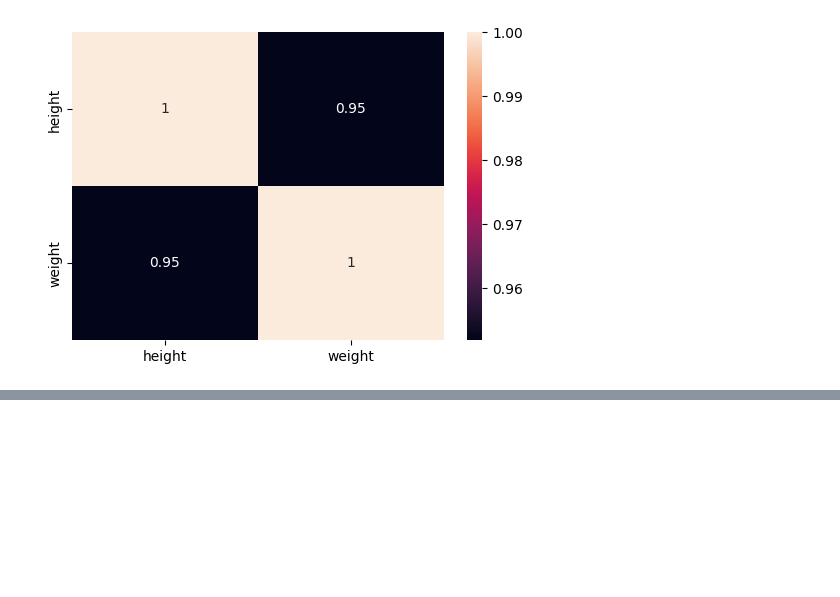
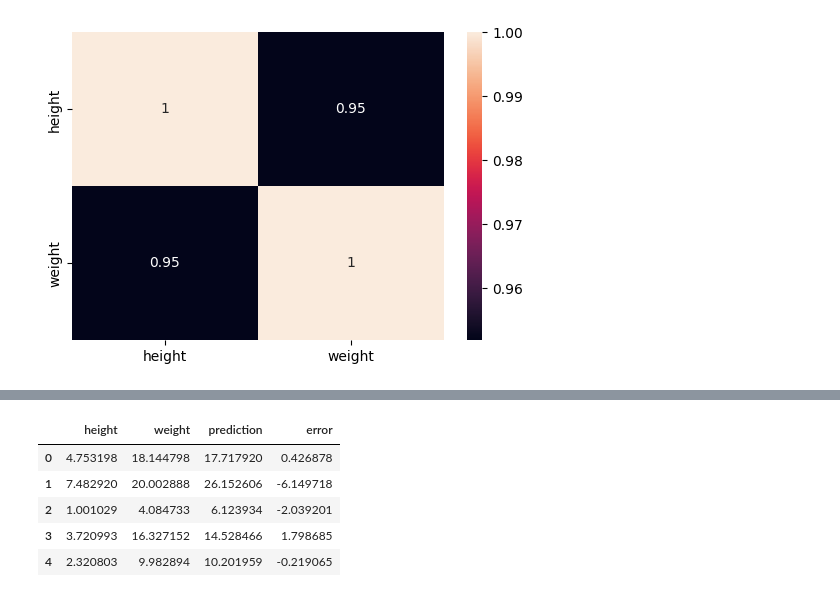
Before and after one commit to md-mojammel4761/Deployment, a Jupyter notebook: Flask/linear_model.ipynb, the cells around one changed output, grey strips where cells are left out. Cells and saved outputs as stored; diff of their text form; code cells hidden in the pictures; blank space fills up the shorter version.

Commit message:
train model

```diff
--- a/Flask/linear_model.ipynb
+++ b/Flask/linear_model.ipynb
@@ -88,0 +94,4 @@ sns.heatmap(df.corr(),annot=True)
+# %%
+lr = LinearRegression()
+# %%
+model = lr.fit(xtrain,ytrain)
@@ -88,0 +139,2 @@ sns.heatmap(df.corr(),annot=True)
+# %%
+df["prediction"] = model.predict(df[["height"]])
@@ -88,0 +150,11 @@ sns.heatmap(df.corr(),annot=True)
+# %%
+df["error"] = df["weight"] - df["prediction"]
+# %%
+df.head()
+# %% [output]
+|  | height | weight | prediction | error |
+| 0 | 4.753198 | 18.144798 | 17.717920 | 0.426878 |
+| 1 | 7.482920 | 20.002888 | 26.152606 | -6.149718 |
+| 2 | 1.001029 | 4.084733 | 6.123934 | -2.039201 |
+| 3 | 3.720993 | 16.327152 | 14.528466 | 1.798685 |
+| 4 | 2.320803 | 9.982894 | 10.201959 | -0.219065 |
```
Also changed, not shown: parts of 7 cells of this notebook.
